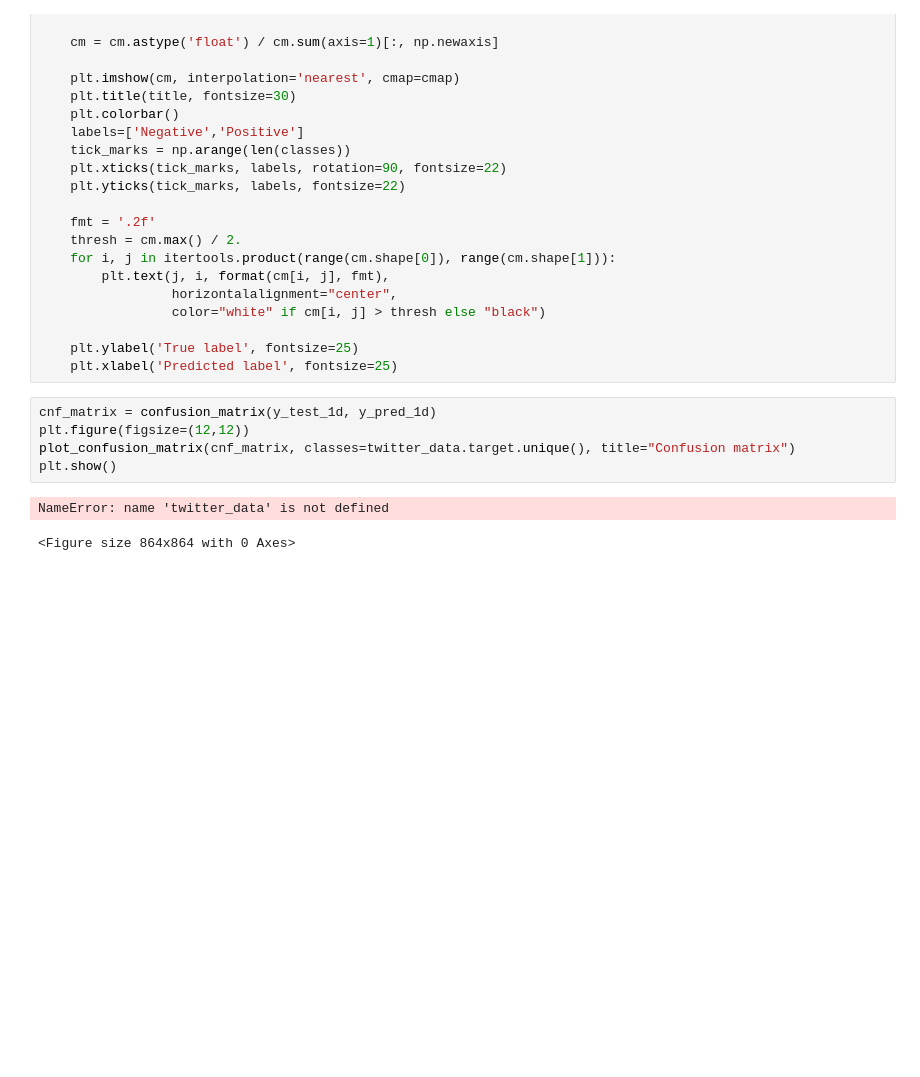
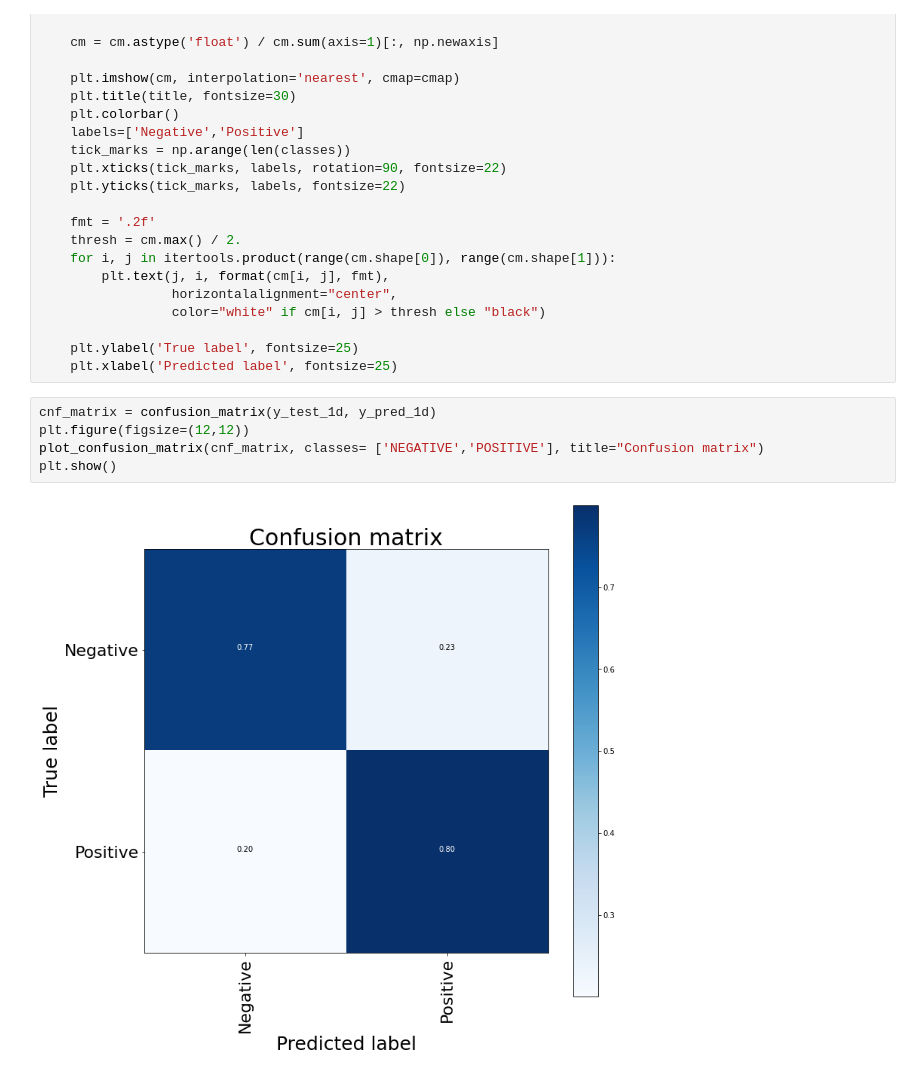
Before and after one commit to AIoT-Lab-ZU/Binary-SA, a Jupyter notebook: SwishTransformer.ipynb, the cells around one changed output. Saved outputs shown, nothing was run; the diff lists cells and outputs as text; blank space fills up the shorter version.

```diff
--- a/SwishTransformer.ipynb
+++ b/SwishTransformer.ipynb
@@ -653,10 +653,9 @@ def plot_confusion_matrix(cm, classes,
 # %%
 cnf_matrix = confusion_matrix(y_test_1d, y_pred_1d)
 plt.figure(figsize=(12,12))
-plot_confusion_matrix(cnf_matrix, classes=twitter_data.target.unique(), title="Confusion matrix")
+plot_confusion_matrix(cnf_matrix, classes= ['NEGATIVE','POSITIVE'], title="Confusion matrix")
 plt.show()
 # %% [output]
-NameError: name 'twitter_data' is not defined
-<Figure size 864x864 with 0 Axes>
+[figure, added]
 # %%
 print(classification_report(y_test_1d, y_pred_1d))
```
Also changed, not shown: parts of 3 cells of this notebook, 1 other file.
